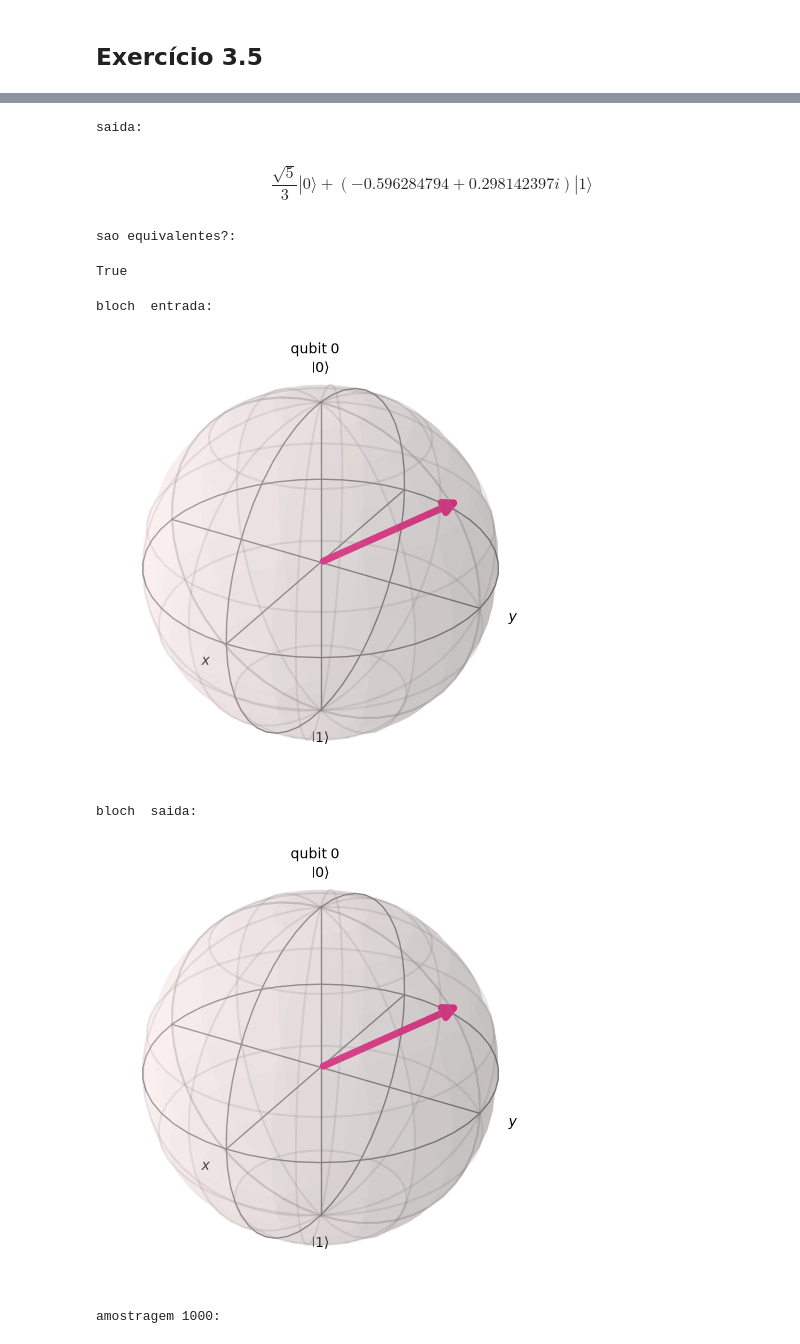
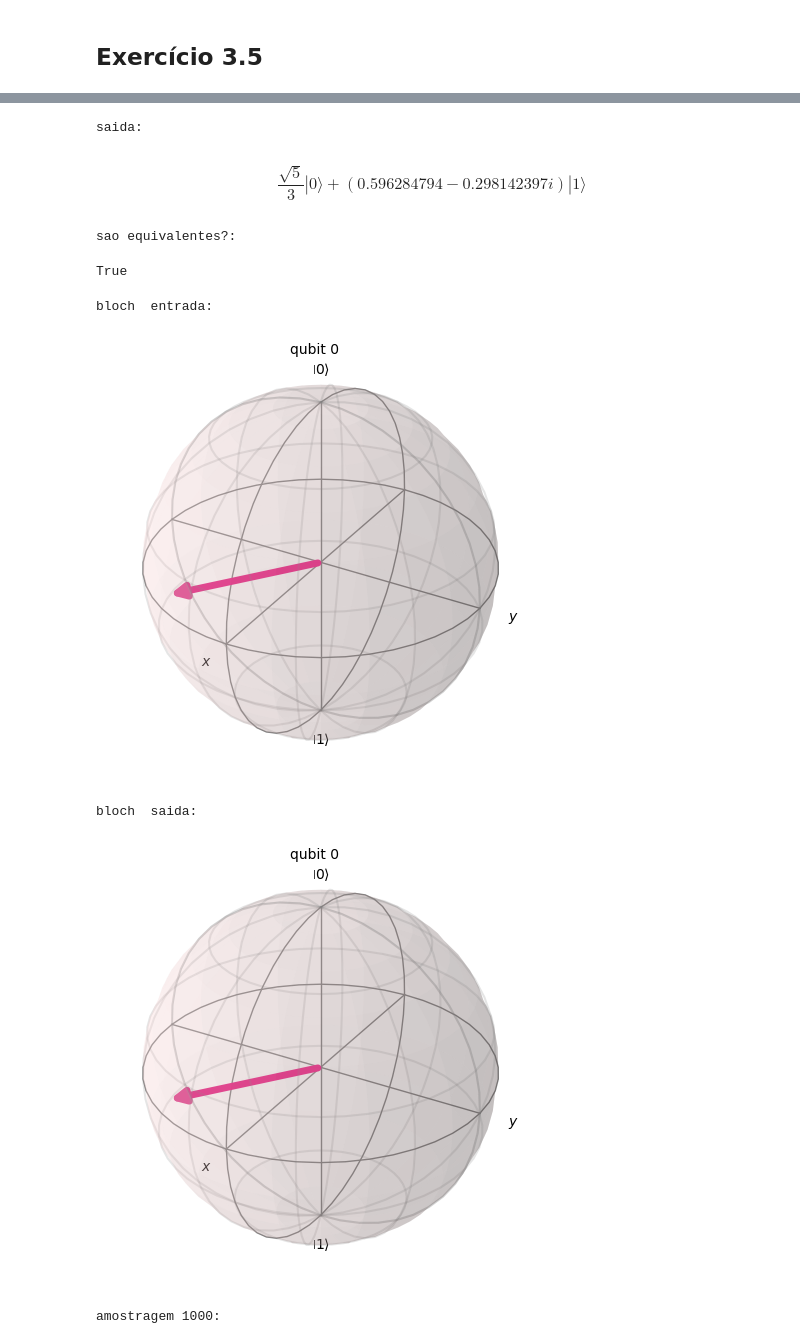
Before and after one commit to guilherme9718/computacao-quantica-atividades-utfpr-2026, a Jupyter notebook: Atividade 9-09 Introdução ao Qiskit/17set_ian_guilherme.ipynb, the cells around one changed output, grey strips where cells are left out. Drawn from its saved outputs; the diff is of its cells as text; code cells hidden in the pictures.

```diff
--- a/Atividade 9-09 Introdução ao Qiskit/17set_ian_guilherme.ipynb
+++ b/Atividade 9-09 Introdução ao Qiskit/17set_ian_guilherme.ipynb
@@ -67,18 +67,16 @@ def remove_parte_imaginaria(a, b, c, d):
   #zeta para o 1
   zeta = math.asin(d/norm_1)
   #|0> = a + bi
-  negative_flag_0 = 0
   if a < 0:
-    negative_flag_0 = math.pi
+    theta = math.pi - theta
 
-  negative_flag_1 = 0
   if c < 0:
-    negative_flag_1 = math.pi
+    zeta = math.pi - zeta
 
   state = Statevector([a + b*1j, c + d*1j])
   #|1> = c + di
 
-  psi = Statevector([norm_0, norm_1 * (math.e**(1j*(zeta + negative_flag_1 - (theta + negative_flag_0))))])
+  psi = Statevector([norm_0, norm_1 * (math.e**(1j*(zeta + - theta)))])
 
   print("saida eh valida?")
   display(psi.is_valid())
@@ -101,7 +99,7 @@ def remove_parte_imaginaria(a, b, c, d):
   return psi
 # %%
 #teste com o exemplo anterior
-psi_ex = remove_parte_imaginaria(2/3, 1/3, (-2/3), 0)
+psi_ex = remove_parte_imaginaria(-2/3, -1/3, (-2/3), 0)
 # %% [output]
 saida eh valida?
 True
@@ -110,9 +108,9 @@ $$(\frac{2}{3} + \frac{i}{3}) |0\rangle- \frac{2}{3} |1\rangle$$
 saida:
-$$\frac{\sqrt{5}}{3} |0\rangle+(-0.596284794 + 0.298142397 i) |1\rangle$$
+$$\frac{\sqrt{5}}{3} |0\rangle+(0.596284794 - 0.298142397 i) |1\rangle$$
 sao equivalentes?:
 True
 bloch  entrada:
-[figure, old version]
+[figure, new version]
 bloch  saida:
-[figure, old version]
+[figure, new version]
 amostragem 1000:
```
Also changed, not shown: parts of 3 cells of this notebook, 1 other file.
